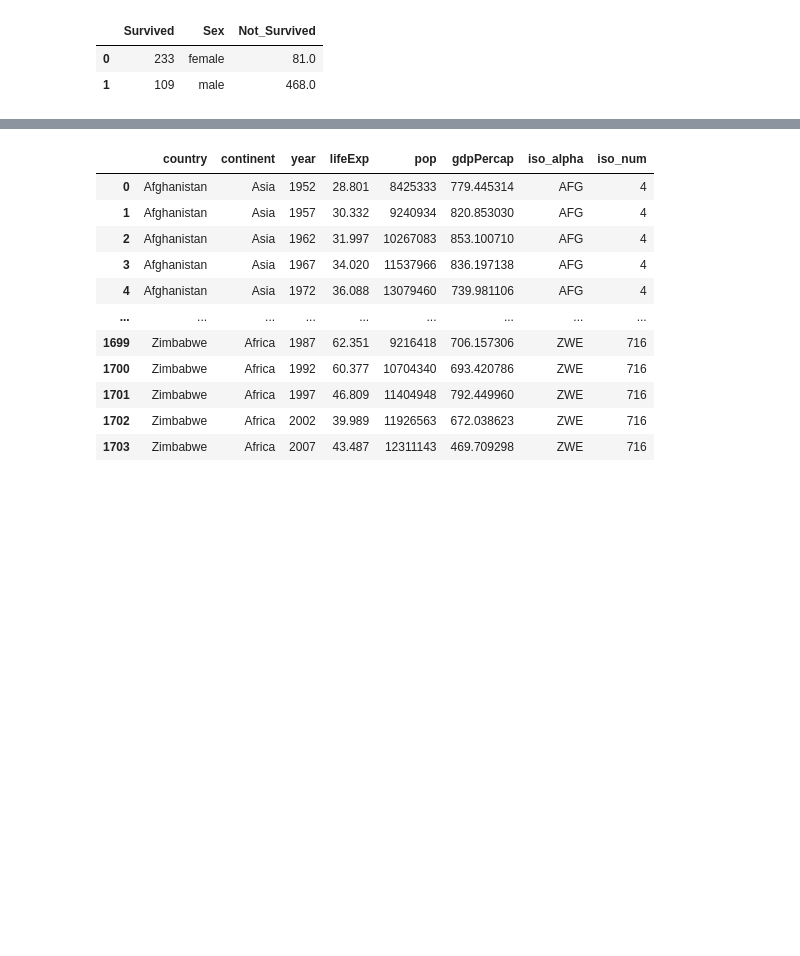
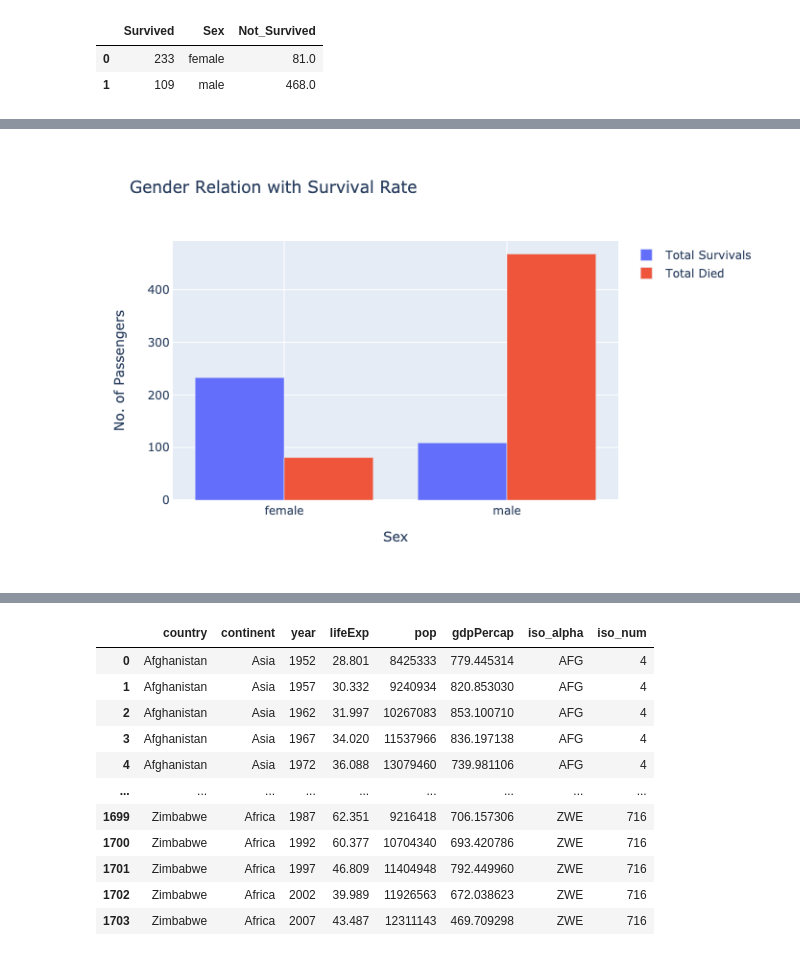
Before and after one commit to singhmnprt01/Data-Visualization, a Jupyter notebook: Python Data Visualization.ipynb, the cells around one changed output, grey strips where cells are left out. Cells and saved outputs as stored; diff of their text form; code cells hidden in the pictures; blank space fills up the shorter version.

```diff
--- a/Python Data Visualization.ipynb
+++ b/Python Data Visualization.ipynb
@@ -311,5 +315,5 @@ fig = go.Figure(data=[
             go.Bar(name='Total Survivals',x=pivot_total['Sex'],y=pivot_total['Survived'],offsetgroup=0),
             go.Bar(name='Total Died',x=pivot_total['Sex'],y=pivot_total['Not_Survived'],offsetgroup=1)
           ])
-fig.update_layout(barmode='group',title='Gender Relation with Survival Rate', yaxis_title='No. of Passengers',xaxis_title='Sex').show();
+fig.update_layout(barmode='group',title='Gender Relation with Survival Rate', yaxis_title='No. of Passengers',xaxis_title='Sex').show("png");
 # %% [output]
@@ -317,3 +320,4 @@ fig.update_layout(barmode='group',title='Gender Relation with Survival Rate', ya
+[figure, added]
 # %%
 fig = go.Figure(data=[
             go.Bar(name='Total Survivals',x=pivot_total['Sex'],y=pivot_total['Survived'],offsetgroup=0),
```
Also changed, not shown: parts of 10 cells of this notebook.
